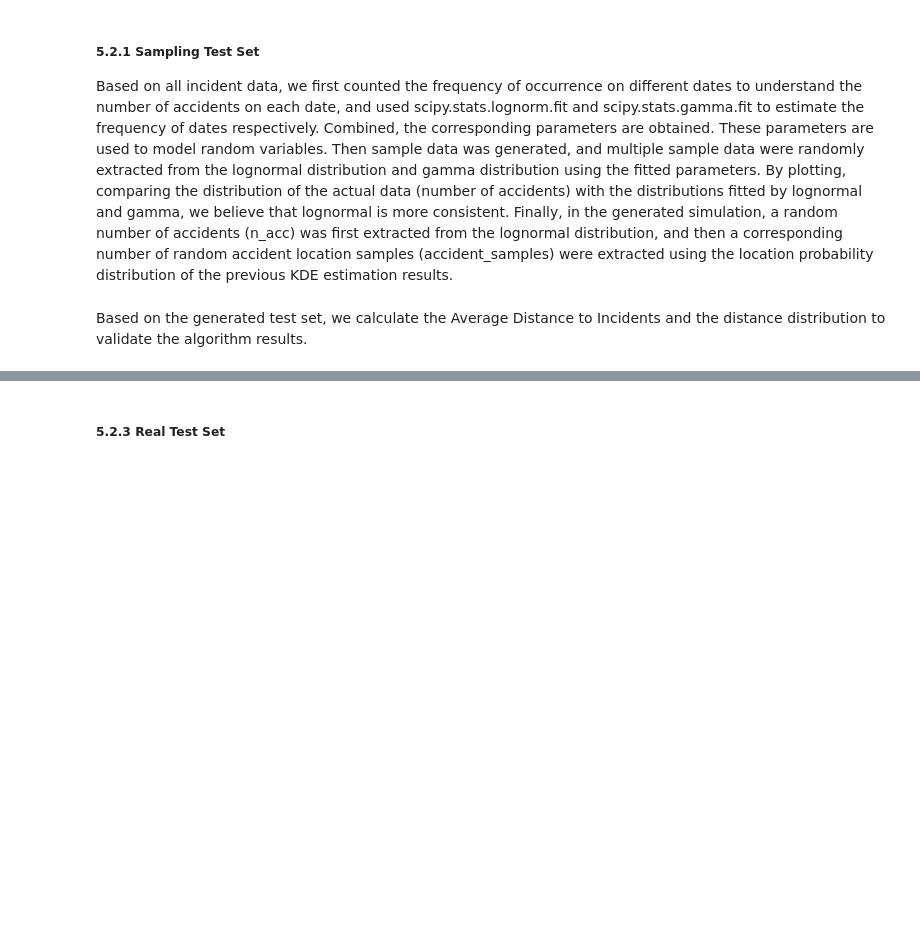
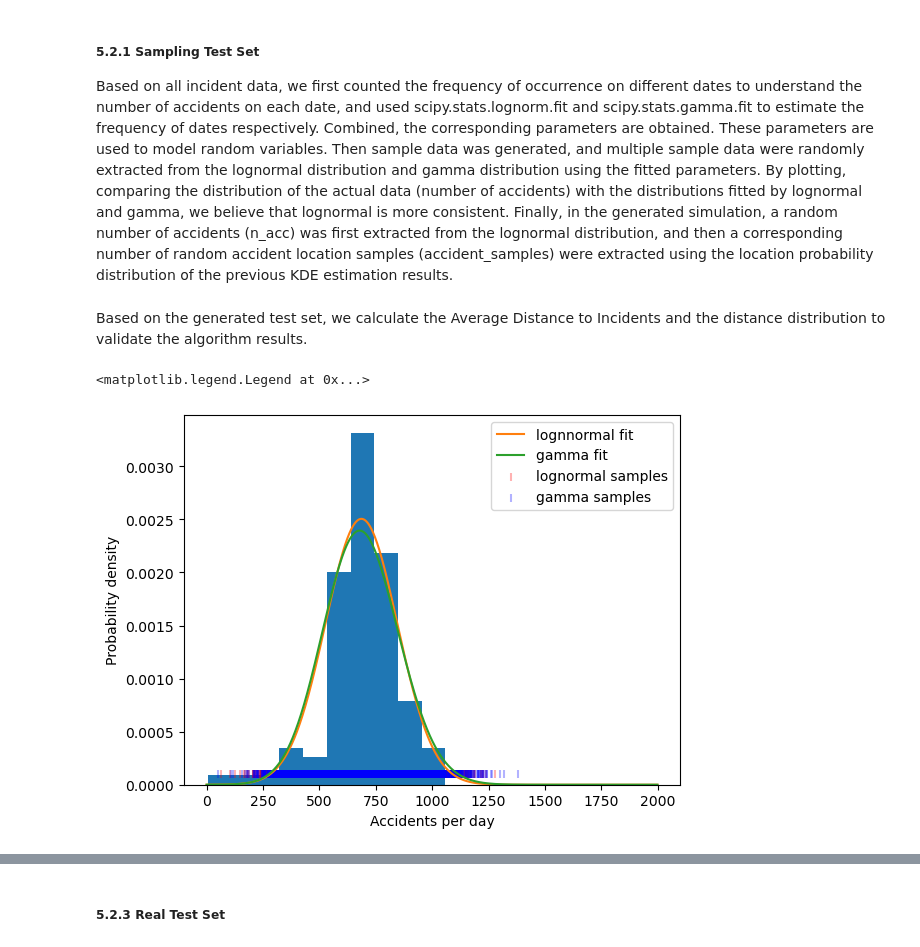
Before and after one commit to Max-Lange/CIEM6302_RWS-Project, a Jupyter notebook: final_notebook.ipynb, the cells around one changed output, grey strips where cells are left out. Drawn from its saved outputs; the diff is of its cells as text; code cells hidden in the pictures; blank space fills up the shorter version.

```diff
--- a/final_notebook.ipynb
+++ b/final_notebook.ipynb
@@ -567,0 +654,32 @@ test_incident_gdf_distance, test_total_distance, test_average_distance = validat
+# %%
+filtered_df = df_incident
+# Extract only the date of the strarttime_new column
+filtered_df['date'] = df_incident['starttime_new'].dt.date
+filtered_df['weekday'] = df_incident['starttime_new'].dt.weekday
+weekdays_df = filtered_df[filtered_df['weekday'] < 5]
+
+# Calculate the counts of incidents per date and retrieve the index (dates) and values (counts)
+idxs = weekdays_df.value_counts('date').index
+vals = weekdays_df.value_counts('date').values
+
+# Fit lognormal distribution and gamma distribution to the observed incident counts
+lognorm_params = scipy.stats.lognorm.fit(vals)
+gamma_params = scipy.stats.gamma.fit(vals)
+
+# Draw samples from the fitted lognormal distribution and gamma distribution
+samp_size = 10000
+lognorm_samps = [scipy.stats.lognorm.rvs(*lognorm_params) for _ in range(samp_size)]
+gamma_samps = [scipy.stats.gamma.rvs(*gamma_params) for _ in range(samp_size)]
+
+#Visualize the sampling results of the two distributions and compare them with the actual data
+plt.hist(vals, density= True)
+plt.plot(np.arange(0,2000), scipy.stats.lognorm.pdf(np.arange(0,2000), *lognorm_params), label = 'lognnormal fit')
+plt.plot(np.arange(0,2000), scipy.stats.gamma.pdf(np.arange(0,2000), *gamma_params), label = 'gamma fit')
+plt.scatter(lognorm_samps, np.zeros_like(lognorm_samps) + 1/10000, marker = '|', c = 'r', alpha = 0.3, label = 'lognormal samples')
+plt.scatter(gamma_samps, np.zeros_like(gamma_samps) + 1/10000, marker = '|', c = 'b', alpha = 0.3, label = 'gamma samples')
+plt.xlabel('Accidents per day')
+plt.ylabel('Probability density')
+plt.legend()
+# %% [output]
+<matplotlib.legend.Legend at 0x...>
+[figure, added]
```
Also changed, not shown: parts of 21 cells of this notebook, 1 other file.
